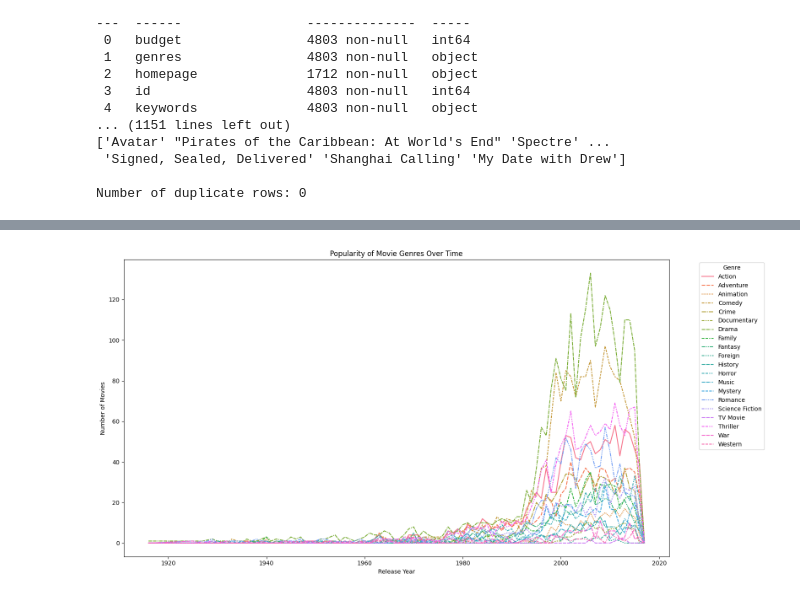
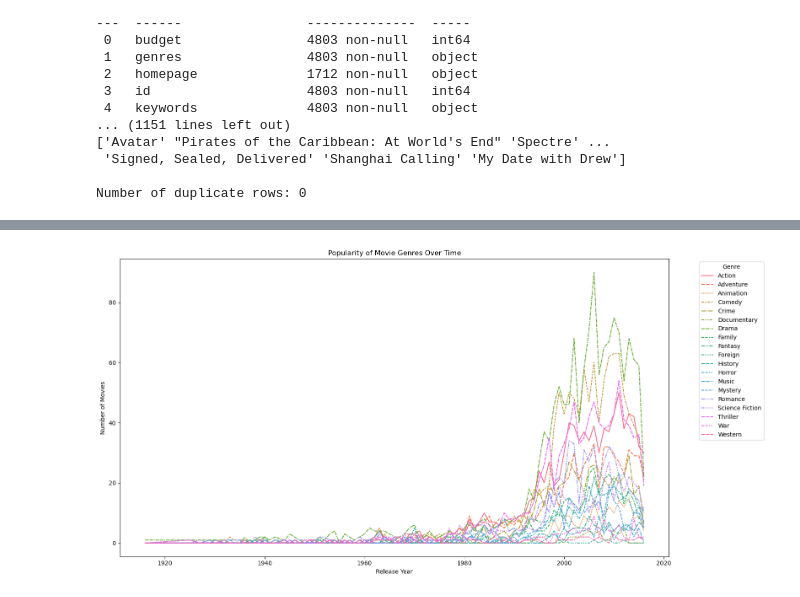
Before and after one commit to MiltonGreat/Movie-Rating, a Jupyter notebook: Movie Ratings Analysis.ipynb, the cells around one changed output, grey strips where cells are left out. Drawn from its saved outputs; the diff is of its cells as text; code cells hidden in the pictures.

```diff
--- a/Movie Ratings Analysis.ipynb
+++ b/Movie Ratings Analysis.ipynb
@@ -114,8 +91,0 @@ for col in json_columns:
-# %%
-# Feature Engineering
-
-# Extract year from 'release_date'
-df['release_year'] = df['release_date'].dt.year
-
-# Extract genres as a list of genre names
-df['genre_list'] = df['genres'].apply(lambda x: [genre['name'] for genre in x])
@@ -168,8 +91,0 @@ None
-# %%
-# Drop less relevant columns
-columns_to_drop = ['homepage', 'tagline', 'overview', 'genres', 'keywords', 'spoken_languages']
-df.drop(columns=columns_to_drop, inplace=True)
-
-# Display updated DataFrame information
-print("\nUpdated Data Types and Non-Null Counts After Dropping Columns:\n")
-print(df.info())
@@ -240,23 +222,46 @@ plt.show()
 # %%
 # Additional Analysis Code
+
+# Ensure 'genres' contains valid lists
+def parse_genres(x):
+    if isinstance(x, str):
+        try:
+            # Try to evaluate if it's a string representation of a list or dictionary
+            return ast.literal_eval(x)
+        except (ValueError, SyntaxError):
+            # If evaluation fails, return an empty list or handle the error appropriately
+            return []
+    elif isinstance(x, list):
+        # If it's already a list, return it as-is
+        return x
+    return []
+
+# Apply the function to the 'genres' column
+df['genres'] = df['genres'].apply(parse_genres)
+
+# Extract genre names from dictionaries (if genres are stored as dictionaries in lists)
+df['genre_list'] = df['genres'].apply(lambda genre: [g['name'] for g in genre if isinstance(g, dict)])
+
+# Explode 'genre_list' to create multiple rows per movie for each genre
+df_exploded = df.explode('genre_list')
 
 # Group data by release year and genre to count the number of movies in each genre per year
 genre_trends = df_exploded.groupby(['release_year', 'genre_list']).size().reset_index(name='Count')
 
 # Pivot the data to make it suitable for a line plot
 genre_pivot = genre_trends.pivot(index='release_year', columns='genre_list', values='Count').fillna(0)
 
 # Plot genre popularity over time
 plt.figure(figsize=(16, 8))
 sns.lineplot(data=genre_pivot)
 plt.xlabel('Release Year')
 plt.ylabel('Number of Movies')
 plt.title('Popularity of Movie Genres Over Time')
 plt.legend(title='Genre', bbox_to_anchor=(1.05, 1), loc='upper left')
 plt.tight_layout()
 plt.show()
 # %% [output]
-[figure, old version]
+[figure, new version]
 # %%
 # Parse 'production_companies' as lists of dictionaries
 df['production_companies'] = df['production_companies'].apply(lambda x: ast.literal_eval(x) if pd.notnull(x) else [])
```
Also changed, not shown: parts of 16 cells of this notebook.
